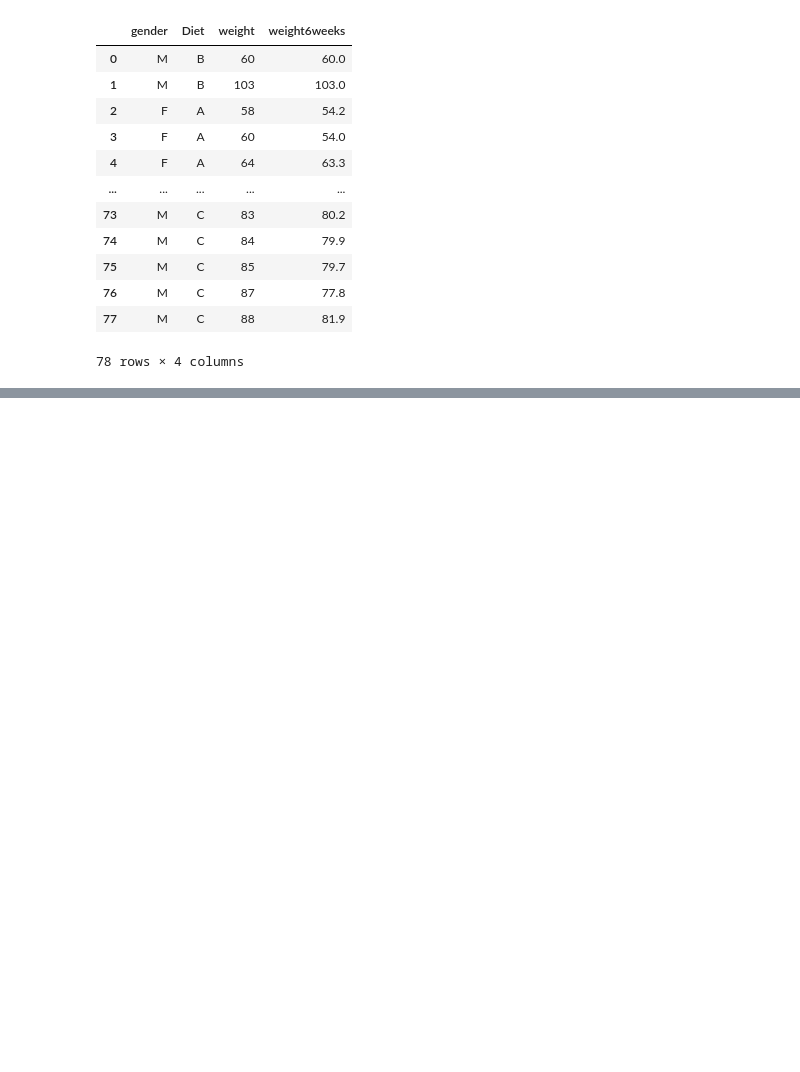
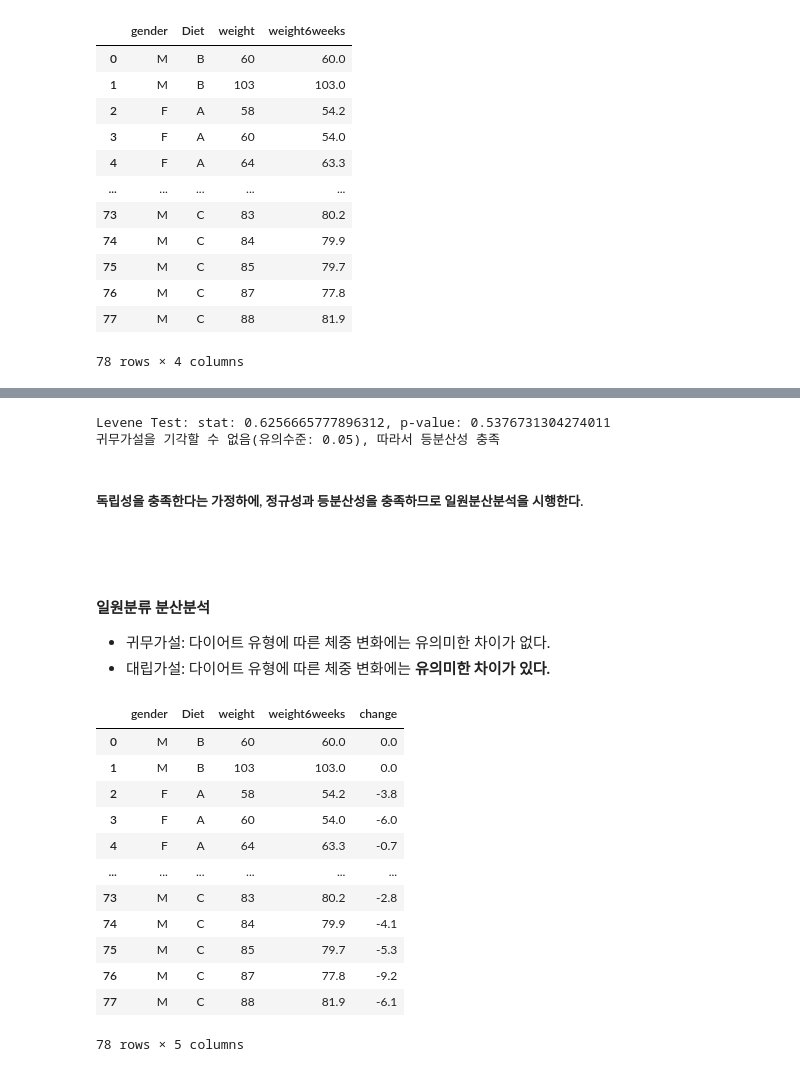
Before and after one commit to HaseongJung/bigdata_lecture, a Jupyter notebook: assignment/code/diet.ipynb, the cells around one changed output, grey strips where cells are left out. Saved outputs shown, nothing was run; the diff lists cells and outputs as text; code cells hidden in the pictures; blank space fills up the shorter version.

```diff
--- a/assignment/code/diet.ipynb
+++ b/assignment/code/diet.ipynb
@@ -21,0 +156,38 @@ data
+# %%
+# 등분산성 검정: levene test(귀무가설: 등분산성을 만족한다.)
+from scipy.stats import levene
+
+stat, p = levene(data.change[data.Diet=="A"], data.change[data.Diet=="B"], data.change[data.Diet=="C"])
+print(f"Levene Test: stat: {stat}, p-value: {p}")
+
+if p < 0.05:
+    print("귀무가설 기각(유의수준: 0.05), 따라서 등분산성을 충족하지 않음")
+else:
+    print("귀무가설을 기각할 수 없음(유의수준: 0.05), 따라서 등분산성 충족\n")
+# %% [output]
+Levene Test: stat: 0.6256665777896312, p-value: 0.5376731304274011
+귀무가설을 기각할 수 없음(유의수준: 0.05), 따라서 등분산성 충족
+# %% [markdown]
+##### 독립성을 충족한다는 가정하에, 정규성과 등분산성을 충족하므로 일원분산분석을 시행한다.
+# %% [markdown]
+ <br>
+# %% [markdown]
+#### 일원분류 분산분석
+- 귀무가설: 다이어트 유형에 따른 체중 변화에는 유의미한 차이가 없다.
+- 대립가설: 다이어트 유형에 따른 체중 변화에는 <strong>유의미한 차이가 있다.</strong>
+# %%
+data
+# %% [output]
+|  | gender | Diet | weight | weight6weeks | change |
+| 0 | M | B | 60 | 60.0 | 0.0 |
+| 1 | M | B | 103 | 103.0 | 0.0 |
+| 2 | F | A | 58 | 54.2 | -3.8 |
+| 3 | F | A | 60 | 54.0 | -6.0 |
+| 4 | F | A | 64 | 63.3 | -0.7 |
+| ... | ... | ... | ... | ... | ... |
+| 73 | M | C | 83 | 80.2 | -2.8 |
+| 74 | M | C | 84 | 79.9 | -4.1 |
+| 75 | M | C | 85 | 79.7 | -5.3 |
+| 76 | M | C | 87 | 77.8 | -9.2 |
+| 77 | M | C | 88 | 81.9 | -6.1 |
+78 rows × 5 columns
```
Also changed, not shown: parts of 31 cells of this notebook, 1 other file.
